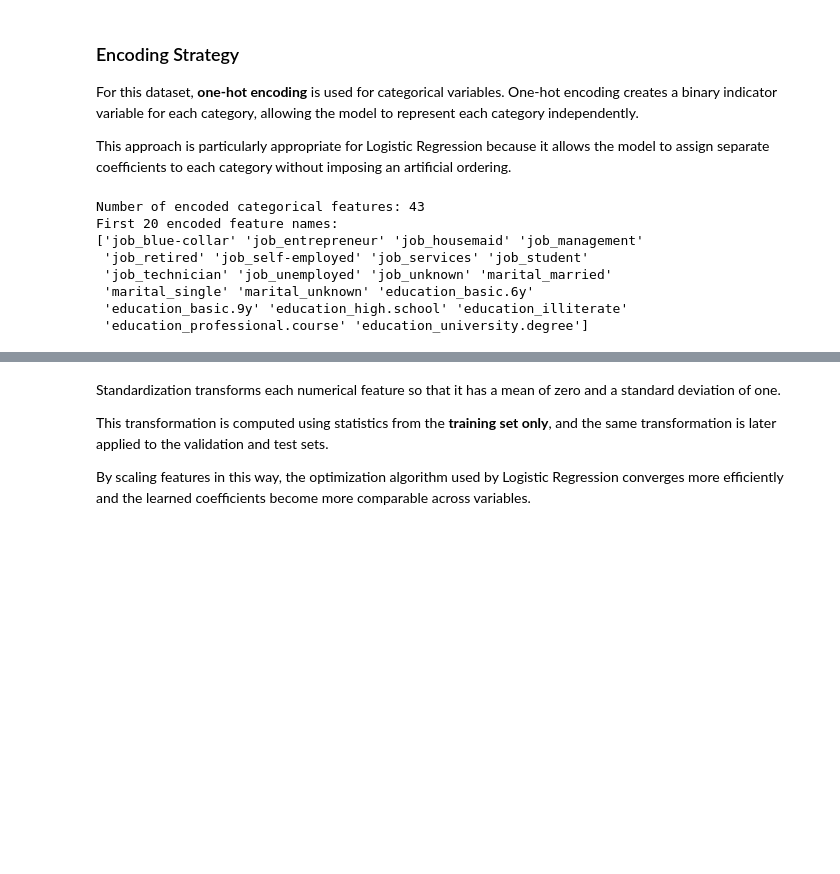
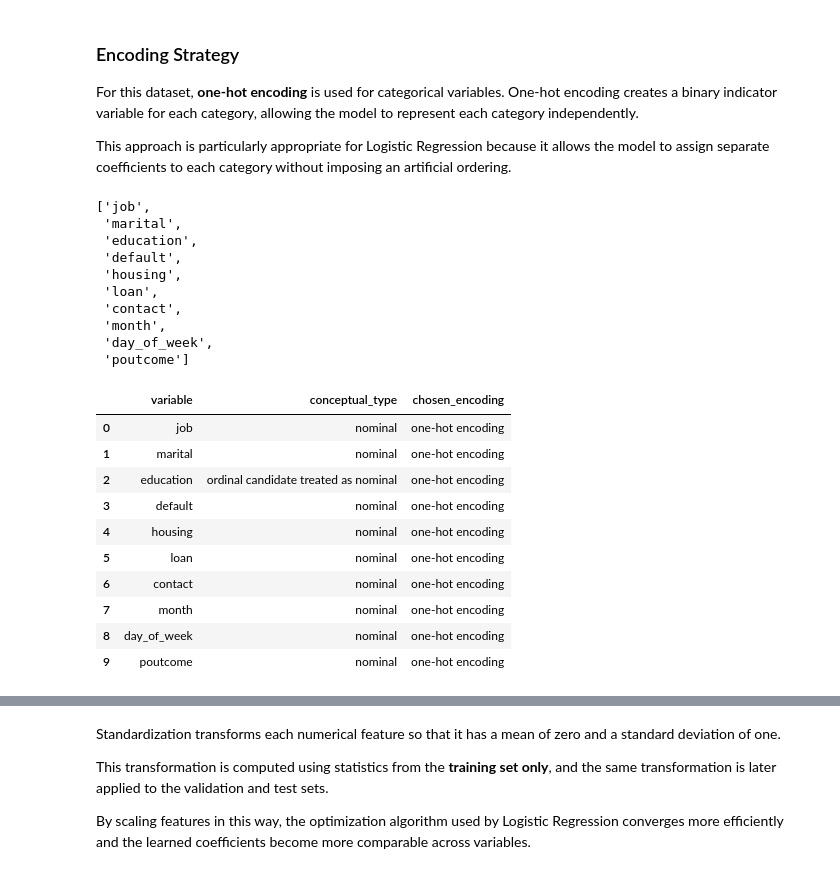
Before and after one commit to issamarida/ML-fundamentals-2026, a Jupyter notebook: assignment_1_issam_arida.ipynb, the cells around one changed output, grey strips where cells are left out. Cells and saved outputs as stored; diff of their text form; code cells hidden in the pictures; blank space fills up the shorter version.

```diff
--- a/assignment_1_issam_arida.ipynb
+++ b/assignment_1_issam_arida.ipynb
@@ -564,24 +556,53 @@ For this dataset, **one-hot encoding** is used for categorical variables. One-ho
 
 This approach is particularly appropriate for Logistic Regression because it allows the model to assign separate coefficients to each category without imposing an artificial ordering.
 # %%
-from sklearn.preprocessing import OneHotEncoder
-
-categorical_cols_train = X_train.select_dtypes(include=["object"]).columns.tolist()
-
-encoder_demo = OneHotEncoder(handle_unknown="ignore", drop="first", sparse_output=False)
-encoder_demo.fit(X_train[categorical_cols_train])
-
-encoded_feature_names = encoder_demo.get_feature_names_out(categorical_cols_train)
-
-print("Number of encoded categorical features:", len(encoded_feature_names))
-print("First 20 encoded feature names:")
-print(encoded_feature_names[:20])
+categorical_features_current = X_train.select_dtypes(include=["object"]).columns.tolist()
+categorical_features_current
 # %% [output]
-Number of encoded categorical features: 43
-First 20 encoded feature names:
-['job_blue-collar' 'job_entrepreneur' 'job_housemaid' 'job_management'
- 'job_retired' 'job_self-employed' 'job_services' 'job_student'
- 'job_technician' 'job_unemployed' 'job_unknown' 'marital_married'
- 'marital_single' 'marital_unknown' 'education_basic.6y'
- 'education_basic.9y' 'education_high.school' 'education_illiterate'
- 'education_professional.course' 'education_university.degree']
+['job',
+ 'marital',
+ 'education',
+ 'default',
+ 'housing',
+ 'loan',
+ 'contact',
+ 'month',
+ 'day_of_week',
+ 'poutcome']
+# %%
+categorical_classification = {
+    "job": "nominal",
+    "marital": "nominal",
+    "education": "ordinal candidate treated as nominal",
+    "default": "nominal",
+    "housing": "nominal",
+    "loan": "nominal",
+    "contact": "nominal",
+    "month": "nominal",
+    "day_of_week": "nominal",
+    "poutcome": "nominal"
+}
+
+encoding_choice = {
+    col: "one-hot encoding" for col in categorical_features_current
+}
+
+categorical_summary_df = pd.DataFrame({
+    "variable": categorical_features_current,
+    "conceptual_type": [categorical_classification[col] for col in categorical_features_current],
+    "chosen_encoding": [encoding_choice[col] for col in categorical_features_current]
+})
+
+display(categorical_summary_df)
+# %% [output]
+|  | variable | conceptual_type | chosen_encoding |
+| 0 | job | nominal | one-hot encoding |
+| 1 | marital | nominal | one-hot encoding |
+| 2 | education | ordinal candidate treated as nominal | one-hot encoding |
+| 3 | default | nominal | one-hot encoding |
+| 4 | housing | nominal | one-hot encoding |
+| 5 | loan | nominal | one-hot encoding |
+| 6 | contact | nominal | one-hot encoding |
+| 7 | month | nominal | one-hot encoding |
+| 8 | day_of_week | nominal | one-hot encoding |
+| 9 | poutcome | nominal | one-hot encoding |
```
Also changed, not shown: parts of 60 cells of this notebook.
